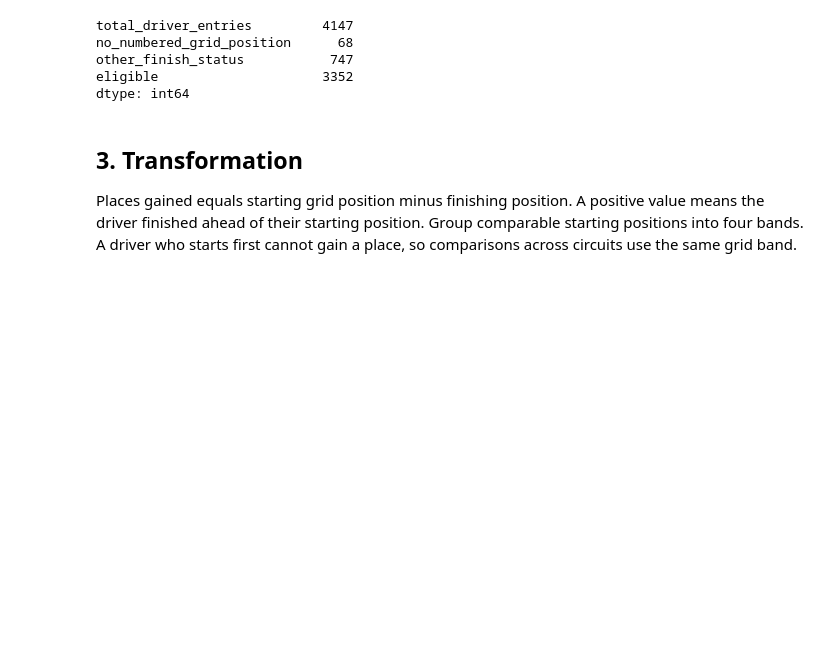
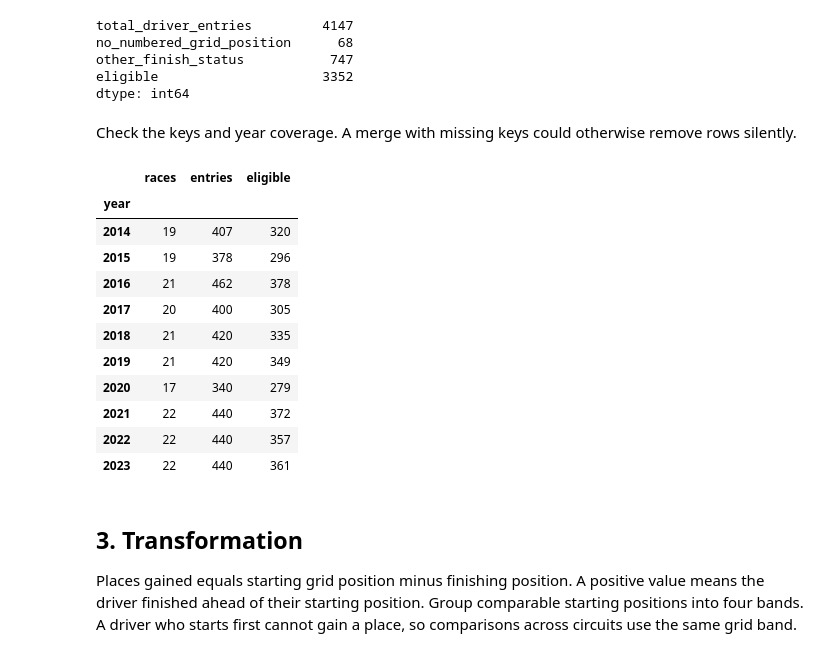
Before and after one commit to isaackimmi/cmpe255-data-mining-process, a Jupyter notebook: kdd-formula1/notebook.ipynb, the cells around one changed output. Drawn from its saved outputs; the diff is of its cells as text; code cells hidden in the pictures; blank space fills up the shorter version.

```diff
--- a/kdd-formula1/notebook.ipynb
+++ b/kdd-formula1/notebook.ipynb
@@ -112,6 +112,27 @@ no_numbered_grid_position      68
 other_finish_status           747
 eligible                     3352
 dtype: int64
+# %% [markdown]
+Check the keys and year coverage. A merge with missing keys could otherwise remove rows silently.
+# %%
+assert results.raceId.isin(races.raceId).all()
+assert races.circuitId.isin(circuits.circuitId).all()
+assert results.statusId.isin(statuses.statusId).all()
+coverage = entries.groupby("year").agg(races=("raceId", "nunique"), entries=("driverId", "size"), eligible=("eligible", "sum"))
+display(coverage)
+# %% [output]
+|  | races | entries | eligible |
+| year |  |  |  |
+| 2014 | 19 | 407 | 320 |
+| 2015 | 19 | 378 | 296 |
+| 2016 | 21 | 462 | 378 |
+| 2017 | 20 | 400 | 305 |
+| 2018 | 21 | 420 | 335 |
+| 2019 | 21 | 420 | 349 |
+| 2020 | 17 | 340 | 279 |
+| 2021 | 22 | 440 | 372 |
+| 2022 | 22 | 440 | 357 |
+| 2023 | 22 | 440 | 361 |
 # %% [markdown]
 ## 3. Transformation
 
```
Also changed, not shown: parts of 2 cells of this notebook, 5 other files.
